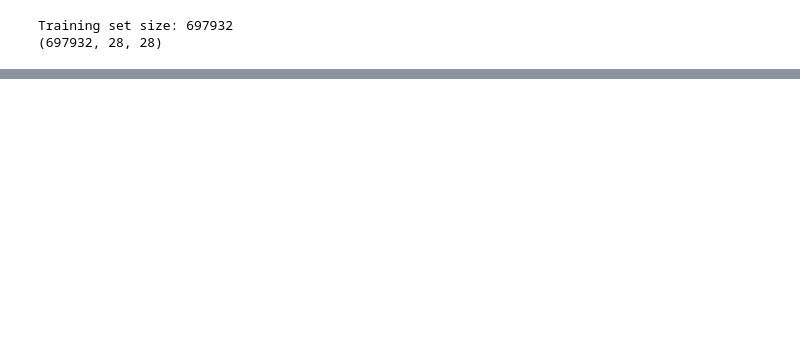
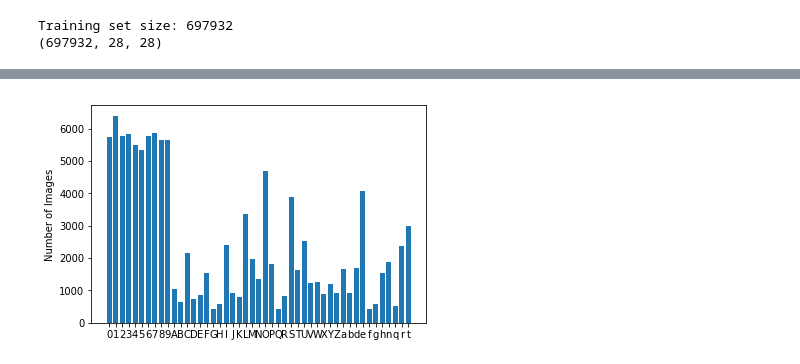
Before and after one commit to PacktPublishing/Hands-On-Deep-Learning-for-Mobile, a Jupyter notebook: Chapter1/emnist_analysis.ipynb, the cells around one changed output, grey strips where cells are left out. Cells and saved outputs as stored; diff of their text form; code cells hidden in the pictures; blank space fills up the shorter version.

```diff
--- a/Chapter1/emnist_analysis.ipynb
+++ b/Chapter1/emnist_analysis.ipynb
@@ -49,0 +110,12 @@ Training set size: 697932
+# %%
+# Generate bar plot for training data
+x_pos = np.arange(47)
+test_scores = list(zip(*test_samples))[1]
+test_labels = list(zip(*test_samples))[0]
+
+plt.bar(x_pos, test_scores, align='center')
+plt.xticks(x_pos, test_labels)
+plt.ylabel('Number of Images')
+plt.show()
+# %% [output]
+[figure, added]
```
Also changed, not shown: parts of 8 cells of this notebook.
